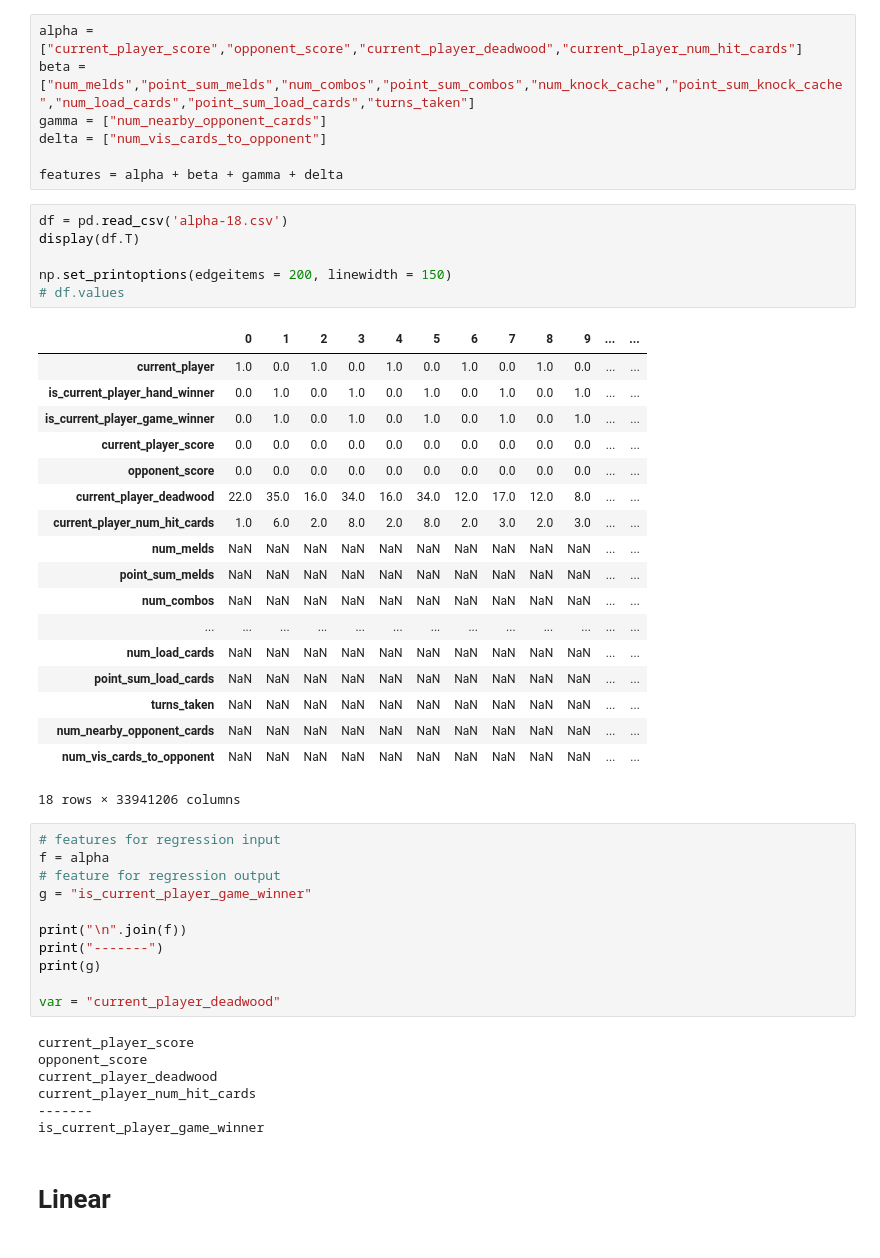
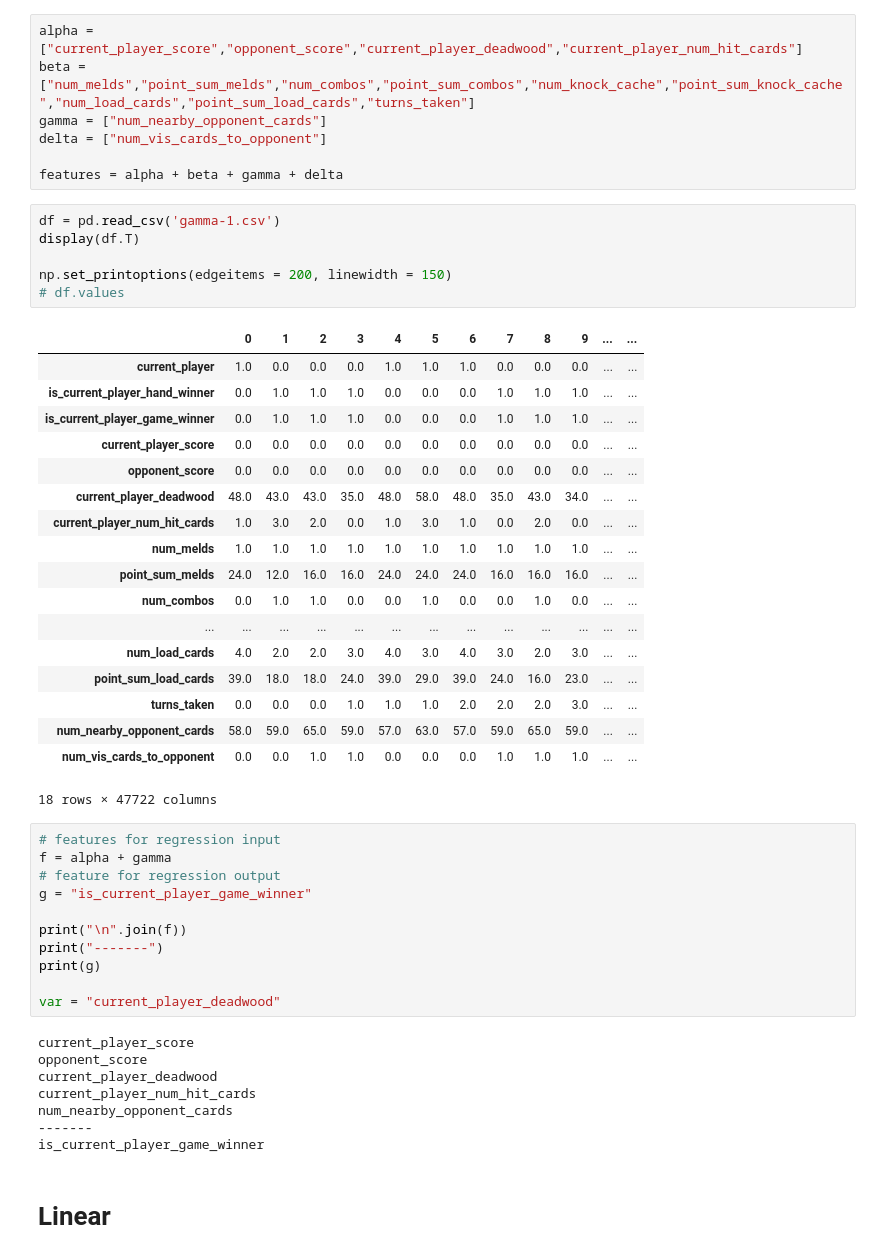
Before and after one commit to PeterEFrancis/gin-rummy-AI, a Jupyter notebook: data/player_data_proccessor.ipynb, the cells around one changed output. Cells and saved outputs as stored; diff of their text form.

Commit message:
fix player

```diff
--- a/data/player_data_proccessor.ipynb
+++ b/data/player_data_proccessor.ipynb
@@ -15,33 +15,33 @@ delta = ["num_vis_cards_to_opponent"]
 
 features = alpha + beta + gamma + delta
 # %%
-df = pd.read_csv('alpha-18.csv')
+df = pd.read_csv('gamma-1.csv')
 display(df.T)
 
 np.set_printoptions(edgeitems = 200, linewidth = 150)
 # df.values
 # %% [output]
 |  | 0 | 1 | 2 | 3 | 4 | 5 | 6 | 7 | 8 | 9 | ... | ... |
-| current_player | 1.0 | 0.0 | 1.0 | 0.0 | 1.0 | 0.0 | 1.0 | 0.0 | 1.0 | 0.0 | ... | ... |
-| is_current_player_hand_winner | 0.0 | 1.0 | 0.0 | 1.0 | 0.0 | 1.0 | 0.0 | 1.0 | 0.0 | 1.0 | ... | ... |
-| is_current_player_game_winner | 0.0 | 1.0 | 0.0 | 1.0 | 0.0 | 1.0 | 0.0 | 1.0 | 0.0 | 1.0 | ... | ... |
+| current_player | 1.0 | 0.0 | 0.0 | 0.0 | 1.0 | 1.0 | 1.0 | 0.0 | 0.0 | 0.0 | ... | ... |
+| is_current_player_hand_winner | 0.0 | 1.0 | 1.0 | 1.0 | 0.0 | 0.0 | 0.0 | 1.0 | 1.0 | 1.0 | ... | ... |
+| is_current_player_game_winner | 0.0 | 1.0 | 1.0 | 1.0 | 0.0 | 0.0 | 0.0 | 1.0 | 1.0 | 1.0 | ... | ... |
 | current_player_score | 0.0 | 0.0 | 0.0 | 0.0 | 0.0 | 0.0 | 0.0 | 0.0 | 0.0 | 0.0 | ... | ... |
 | opponent_score | 0.0 | 0.0 | 0.0 | 0.0 | 0.0 | 0.0 | 0.0 | 0.0 | 0.0 | 0.0 | ... | ... |
-| current_player_deadwood | 22.0 | 35.0 | 16.0 | 34.0 | 16.0 | 34.0 | 12.0 | 17.0 | 12.0 | 8.0 | ... | ... |
-| current_player_num_hit_cards | 1.0 | 6.0 | 2.0 | 8.0 | 2.0 | 8.0 | 2.0 | 3.0 | 2.0 | 3.0 | ... | ... |
-| num_melds | NaN | NaN | NaN | NaN | NaN | NaN | NaN | NaN | NaN | NaN | ... | ... |
-| point_sum_melds | NaN | NaN | NaN | NaN | NaN | NaN | NaN | NaN | NaN | NaN | ... | ... |
-| num_combos | NaN | NaN | NaN | NaN | NaN | NaN | NaN | NaN | NaN | NaN | ... | ... |
+| current_player_deadwood | 48.0 | 43.0 | 43.0 | 35.0 | 48.0 | 58.0 | 48.0 | 35.0 | 43.0 | 34.0 | ... | ... |
+| current_player_num_hit_cards | 1.0 | 3.0 | 2.0 | 0.0 | 1.0 | 3.0 | 1.0 | 0.0 | 2.0 | 0.0 | ... | ... |
+| num_melds | 1.0 | 1.0 | 1.0 | 1.0 | 1.0 | 1.0 | 1.0 | 1.0 | 1.0 | 1.0 | ... | ... |
+| point_sum_melds | 24.0 | 12.0 | 16.0 | 16.0 | 24.0 | 24.0 | 24.0 | 16.0 | 16.0 | 16.0 | ... | ... |
+| num_combos | 0.0 | 1.0 | 1.0 | 0.0 | 0.0 | 1.0 | 0.0 | 0.0 | 1.0 | 0.0 | ... | ... |
 | ... | ... | ... | ... | ... | ... | ... | ... | ... | ... | ... | ... | ... |
-| num_load_cards | NaN | NaN | NaN | NaN | NaN | NaN | NaN | NaN | NaN | NaN | ... | ... |
-| point_sum_load_cards | NaN | NaN | NaN | NaN | NaN | NaN | NaN | NaN | NaN | NaN | ... | ... |
-| turns_taken | NaN | NaN | NaN | NaN | NaN | NaN | NaN | NaN | NaN | NaN | ... | ... |
-| num_nearby_opponent_cards | NaN | NaN | NaN | NaN | NaN | NaN | NaN | NaN | NaN | NaN | ... | ... |
-| num_vis_cards_to_opponent | NaN | NaN | NaN | NaN | NaN | NaN | NaN | NaN | NaN | NaN | ... | ... |
+| num_load_cards | 4.0 | 2.0 | 2.0 | 3.0 | 4.0 | 3.0 | 4.0 | 3.0 | 2.0 | 3.0 | ... | ... |
+| point_sum_load_cards | 39.0 | 18.0 | 18.0 | 24.0 | 39.0 | 29.0 | 39.0 | 24.0 | 16.0 | 23.0 | ... | ... |
+| turns_taken | 0.0 | 0.0 | 0.0 | 1.0 | 1.0 | 1.0 | 2.0 | 2.0 | 2.0 | 3.0 | ... | ... |
+| num_nearby_opponent_cards | 58.0 | 59.0 | 65.0 | 59.0 | 57.0 | 63.0 | 57.0 | 59.0 | 65.0 | 59.0 | ... | ... |
+| num_vis_cards_to_opponent | 0.0 | 0.0 | 1.0 | 1.0 | 0.0 | 0.0 | 0.0 | 1.0 | 1.0 | 1.0 | ... | ... |
-18 rows × 33941206 columns
+18 rows × 47722 columns
 # %%
 # features for regression input
-f = alpha
+f = alpha + gamma
 # feature for regression output
 g = "is_current_player_game_winner"
 
@@ -55,6 +55,7 @@ current_player_score
 opponent_score
 current_player_deadwood
 current_player_num_hit_cards
+num_nearby_opponent_cards
 -------
 is_current_player_game_winner
 # %% [markdown]
```
Also changed, not shown: parts of 1 cell of this notebook, 16 other files.
